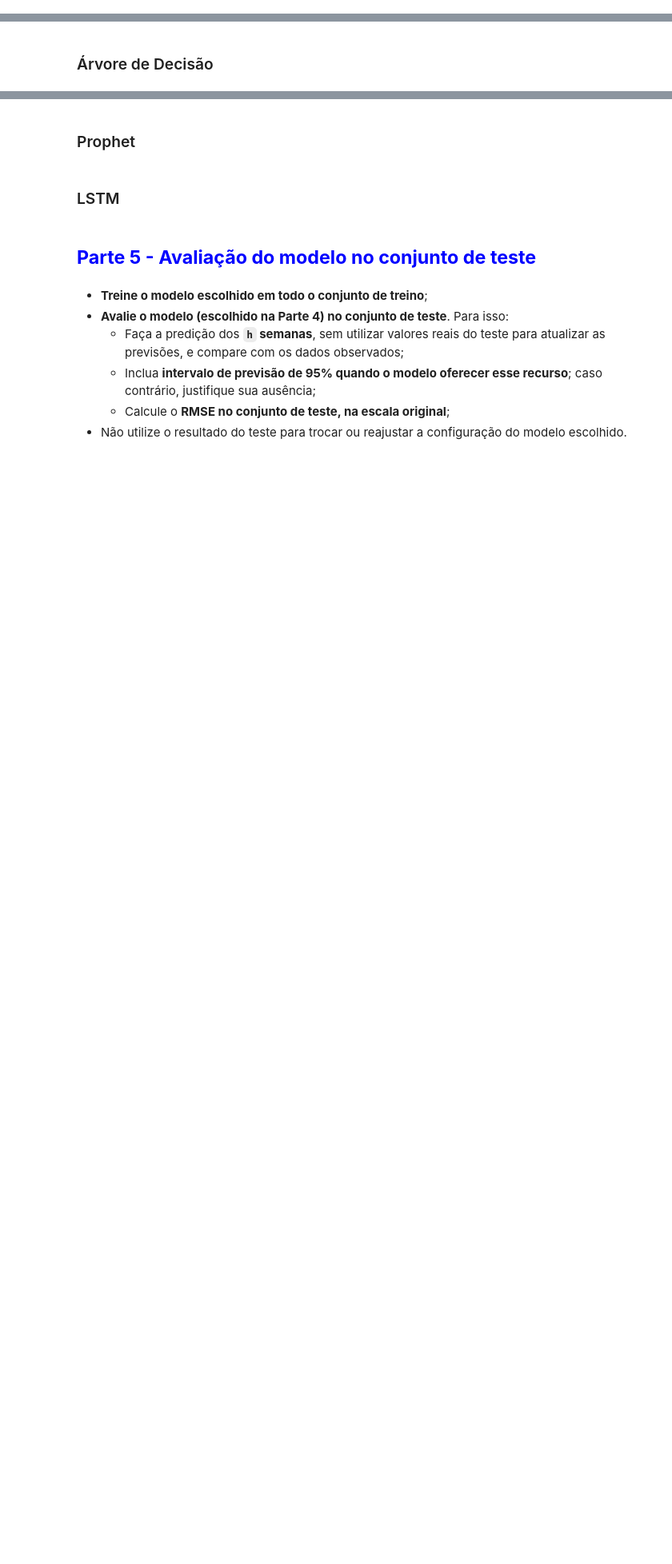
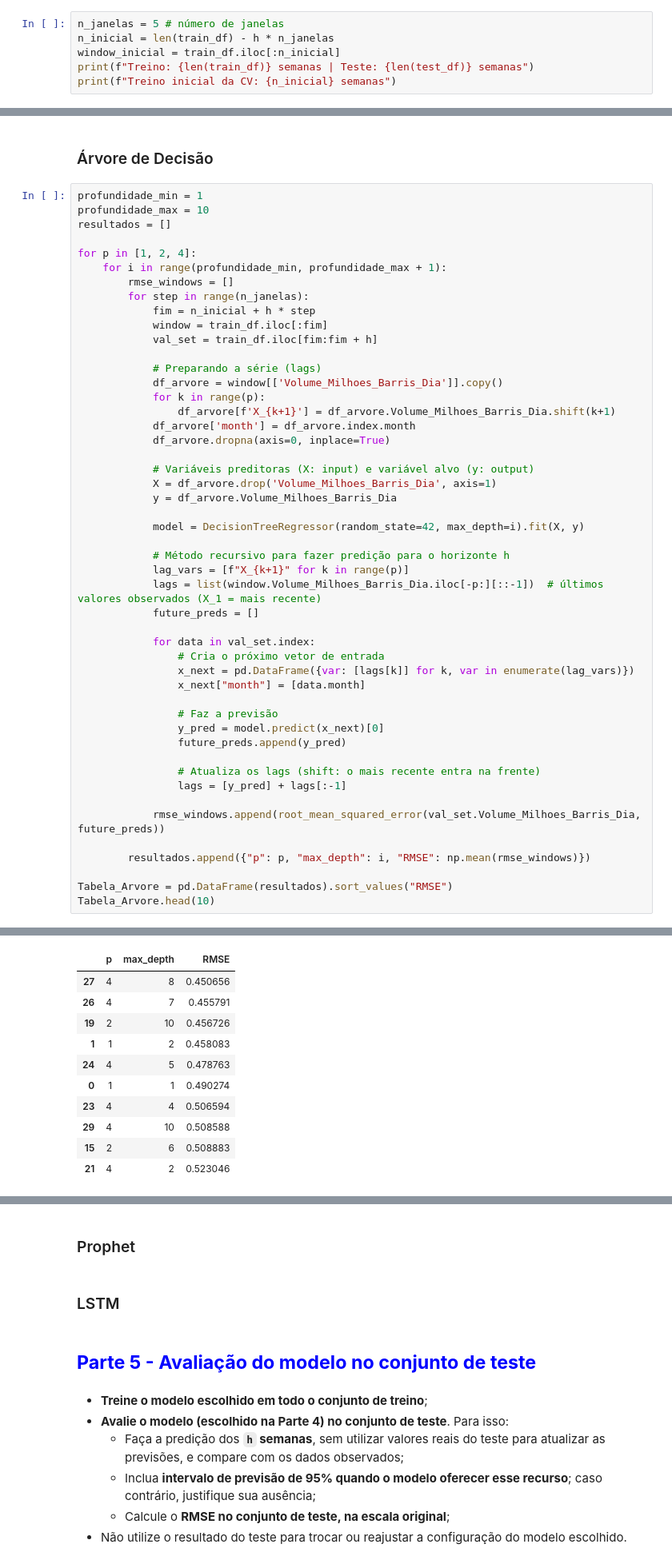
Before and after one commit to giu-garrido/ast-gasolina-eua, a Jupyter notebook: notebooks/AST_2026_Trabalho_Final_Problema_05_Gasolina_EUA.ipynb, the cells around one changed output, grey strips where cells are left out. Shown at 80% size. Cells and saved outputs as stored; diff of their text form; blank space fills up the shorter version.

Commit message:
ETS e Arvore de Decisão

```diff
--- a/notebooks/AST_2026_Trabalho_Final_Problema_05_Gasolina_EUA.ipynb
+++ b/notebooks/AST_2026_Trabalho_Final_Problema_05_Gasolina_EUA.ipynb
@@ -268,0 +267,6 @@ plt.show()
+# %%
+n_janelas = 5 # número de janelas
+n_inicial = len(train_df) - h * n_janelas
+window_inicial = train_df.iloc[:n_inicial]
+print(f"Treino: {len(train_df)} semanas | Teste: {len(test_df)} semanas")
+print(f"Treino inicial da CV: {n_inicial} semanas")
@@ -309,2 +365,52 @@ Performing stepwise search to minimize aic
 # %% [markdown]
 ### Árvore de Decisão
+# %%
+profundidade_min = 1
+profundidade_max = 10
+resultados = []
+
+for p in [1, 2, 4]:
+    for i in range(profundidade_min, profundidade_max + 1):
+        rmse_windows = []
+        for step in range(n_janelas):
+            fim = n_inicial + h * step
+            window = train_df.iloc[:fim]
+            val_set = train_df.iloc[fim:fim + h]
+
+            # Preparando a série (lags)
+            df_arvore = window[['Volume_Milhoes_Barris_Dia']].copy()
+            for k in range(p):
+                df_arvore[f'X_{k+1}'] = df_arvore.Volume_Milhoes_Barris_Dia.shift(k+1)
+            df_arvore['month'] = df_arvore.index.month
+            df_arvore.dropna(axis=0, inplace=True)
+
+            # Variáveis preditoras (X: input) e variável alvo (y: output)
+            X = df_arvore.drop('Volume_Milhoes_Barris_Dia', axis=1)
+            y = df_arvore.Volume_Milhoes_Barris_Dia
+
+            model = DecisionTreeRegressor(random_state=42, max_depth=i).fit(X, y)
+
+            # Método recursivo para fazer predição para o horizonte h
+            lag_vars = [f"X_{k+1}" for k in range(p)]
+            lags = list(window.Volume_Milhoes_Barris_Dia.iloc[-p:][::-1])  # últimos valores observados (X_1 = mais recente)
+            future_preds = []
+
+            for data in val_set.index:
+                # Cria o próximo vetor de entrada
+                x_next = pd.DataFrame({var: [lags[k]] for k, var in enumerate(lag_vars)})
+                x_next["month"] = [data.month]
+
+                # Faz a previsão
+                y_pred = model.predict(x_next)[0]
+                future_preds.append(y_pred)
+
+                # Atualiza os lags (shift: o mais recente entra na frente)
+                lags = [y_pred] + lags[:-1]
+
+            rmse_windows.append(root_mean_squared_error(val_set.Volume_Milhoes_Barris_Dia, future_preds))
+
+        resultados.append({"p": p, "max_depth": i, "RMSE": np.mean(rmse_windows)})
+
+Tabela_Arvore = pd.DataFrame(resultados).sort_values("RMSE")
+Tabela_Arvore.head(10)
+# %% [output]
@@ -310,0 +434,11 @@ Performing stepwise search to minimize aic
+|  | p | max_depth | RMSE |
+| 27 | 4 | 8 | 0.450656 |
+| 26 | 4 | 7 | 0.455791 |
+| 19 | 2 | 10 | 0.456726 |
+| 1 | 1 | 2 | 0.458083 |
+| 24 | 4 | 5 | 0.478763 |
+| 0 | 1 | 1 | 0.490274 |
+| 23 | 4 | 4 | 0.506594 |
+| 29 | 4 | 10 | 0.508588 |
+| 15 | 2 | 6 | 0.508883 |
+| 21 | 4 | 2 | 0.523046 |
```
Also changed, not shown: parts of 22 cells of this notebook, 1 other file.
